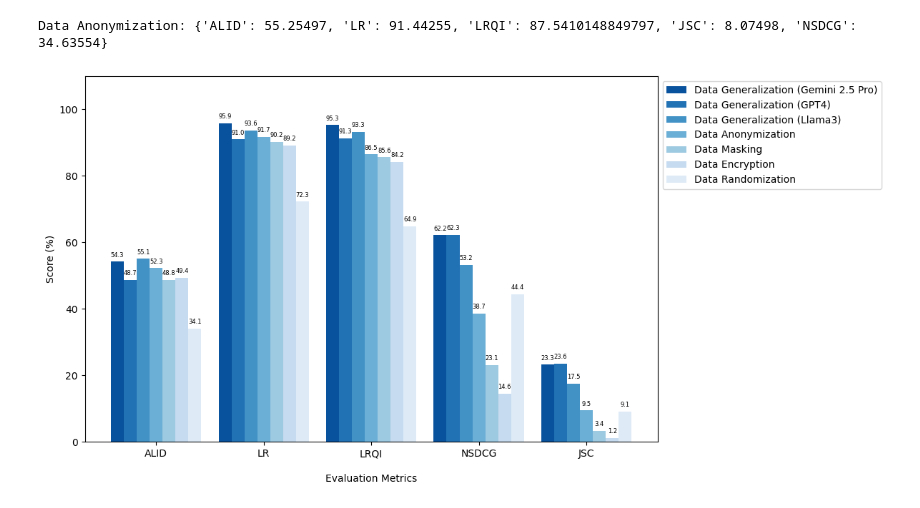
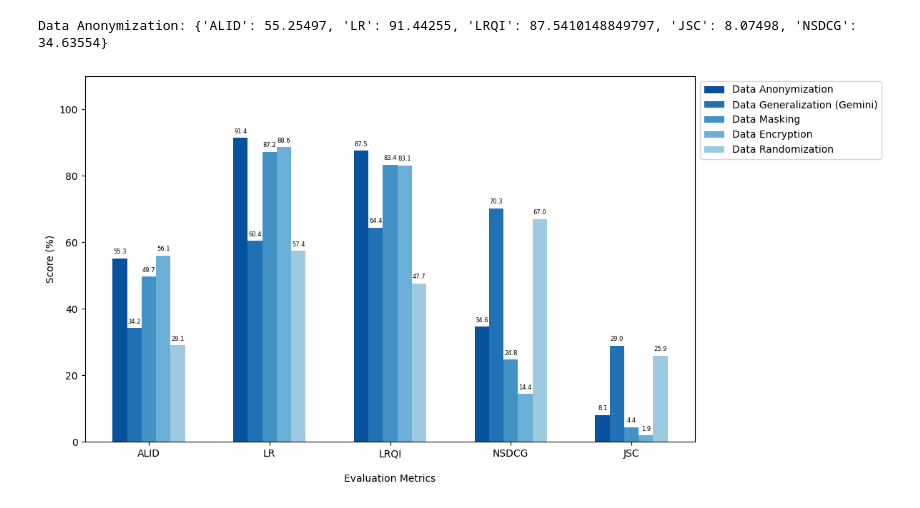
Before and after one commit to raffaele-aurucci/DataSanitization, a Jupyter notebook: summary_evaluations/anonymization_evaluation.ipynb, the cells around one changed output. Cells and saved outputs as stored; diff of their text form; code cells hidden in the pictures.

```diff
--- a/summary_evaluations/anonymization_evaluation.ipynb
+++ b/summary_evaluations/anonymization_evaluation.ipynb
@@ -474,57 +474,52 @@ import numpy as np
 
 # Results
 data = {
-    "Data Anonymization": {'ALID': 52.276716, 'LR': 91.734134, 'LRQI': 86.51694618956569, 'JSC': 9.486496, 'NSDCG': 38.653542},
-    "Data Encryption": {'ALID': 49.417448, 'LR': 89.218264, 'LRQI': 84.21828735318219, 'JSC': 1.226844, 'NSDCG': 14.550218},
-    "Data Masking": {'ALID': 48.755338, 'LR': 90.219916, 'LRQI': 85.64060912319039, 'JSC': 3.396786, 'NSDCG': 23.11066},
-    "Data Randomization": {'ALID': 34.132012, 'LR': 72.319864, 'LRQI': 64.89153509969954, 'JSC': 9.101062, 'NSDCG': 44.40661},
-    "Data Generalization (Gemini 2.5 Pro)": {'ALID': 54.256458, 'LR': 95.879554, 'LRQI': 95.27244803063458, 'JSC': 23.266234, 'NSDCG': 62.169774},
-    "Data Generalization (GPT4)": {'ALID': 48.720418, 'LR': 90.97883, 'LRQI': 91.31754510661564, 'JSC': 23.598556, 'NSDCG': 62.298188},
-    "Data Generalization (Llama3)": {'ALID': 55.102216, 'LR': 93.626312, 'LRQI': 93.25791643760307, 'JSC': 17.512336, 'NSDCG': 53.203804},
+    "Data Anonymization": {'ALID': 55.25497, 'LR': 91.44255, 'LRQI': 87.5410148849797, 'JSC': 8.07498, 'NSDCG': 34.63554},
+    "Data Encryption" : {'ALID': 56.067809999999994, 'LR': 88.63067, 'LRQI': 83.11165087956698, 'JSC': 1.9401700000000002, 'NSDCG': 14.40394},
+    "Data Masking": {'ALID': 49.72429, 'LR': 87.18522, 'LRQI': 83.42097428958051, 'JSC': 4.40442, 'NSDCG': 24.79625},
+    "Data Randomization": {'ALID': 29.076220000000003, 'LR': 57.4171, 'LRQI': 47.65087956698241, 'JSC': 25.914930000000002, 'NSDCG': 66.96791},
+    "Data Generalization (Gemini)": {'ALID': 34.23424, 'LR': 60.445879999999995, 'LRQI': 64.4045283018868, 'JSC': 28.99812, 'NSDCG': 70.27456}
 }
 
 metrics = ["ALID", "LR", "LRQI", "NSDCG", "JSC"]
 techniques = list(data.keys())
 
-# Colori più chiari
+
 light_colors = [
     "#08519c", "#2171b5", "#4292c6", "#6baed6",
     "#9ecae1", "#c6dbef", "#deebf7"
 ]
 
 
-# Ordina le tecniche in base alla media dei punteggi
 techniques_sorted = sorted(
     techniques,
     key=lambda t: np.mean(list(data[t].values())),
     reverse=True
 )
 
 fig, ax = plt.subplots(figsize=(12, 6))
 x = np.arange(len(metrics))
 width = 0.12
 
-# Disegna le barre ordinate
+
 for i, technique in enumerate(techniques_sorted):
     values = [data[technique][metric] for metric in metrics]
     bars = ax.bar(x + i * width, values, width, label=technique, color=light_colors[i % len(light_colors)])
-    # Aggiungi valori sopra le barre
     for bar in bars:
         height = bar.get_height()
         ax.text(
             bar.get_x() + bar.get_width() / 2, height + 1, f"{height:.1f}",
             ha='center', va='bottom', fontsize=6
         )
 
-# Configurazioni
 ax.set_ylabel('Score (%)')
 ax.set_xlabel('Evaluation Metrics', labelpad=15)
 ax.set_xticks(x + width * (len(techniques) - 1) / 2)
 ax.set_xticklabels(metrics)
 ax.set_ylim(0, 110)
 ax.legend(loc='upper left', bbox_to_anchor=(1, 1))
 
 plt.tight_layout()
 plt.show()
 # %% [output]
-[figure, old version]
+[figure, new version]
```
Also changed, not shown: 1 other file.
